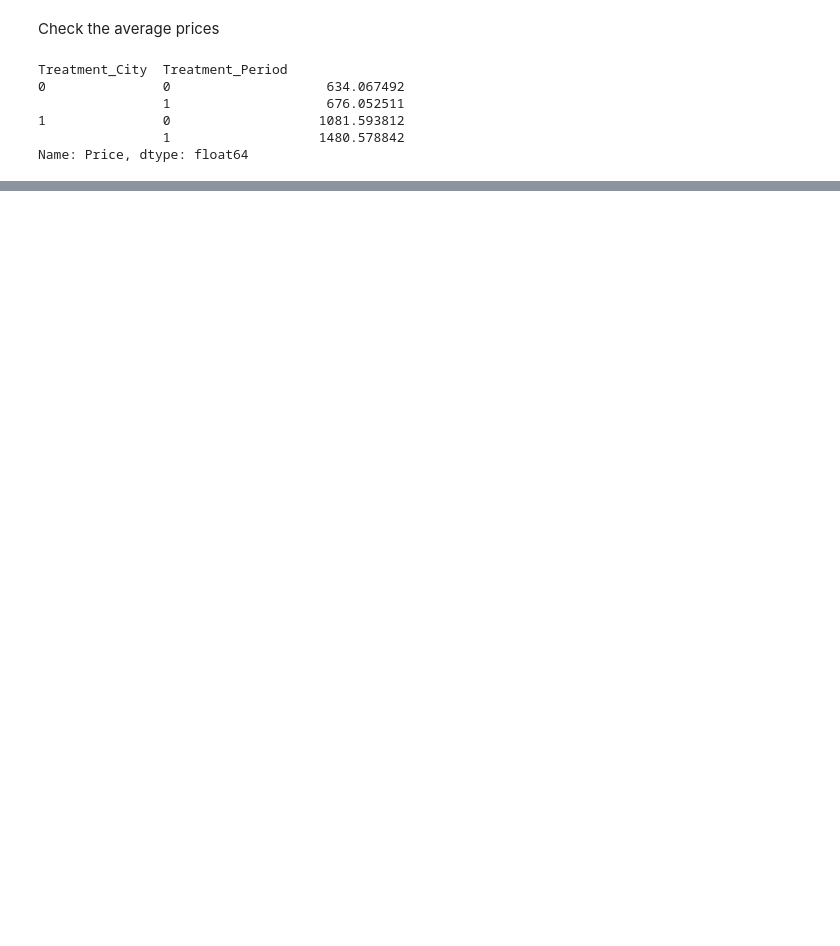
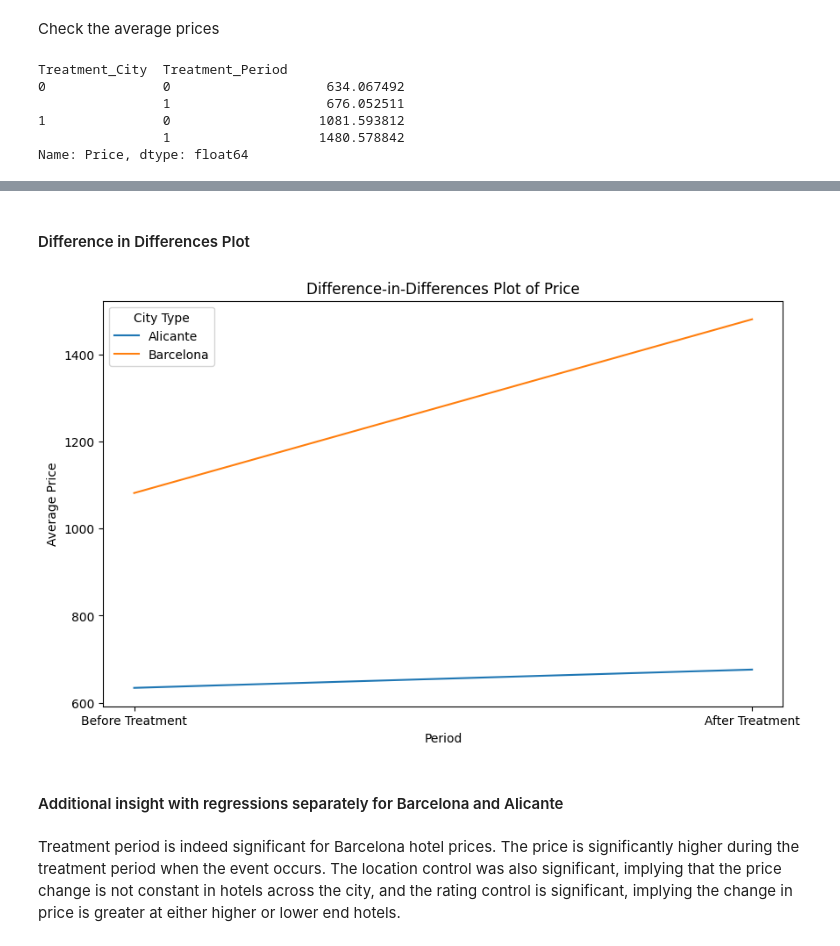
Before and after one commit to nataliabeltranarg/NLP-Booking-Sentiment-Analysis, a Jupyter notebook: regressions_features.ipynb, the cells around one changed output, grey strips where cells are left out. Drawn from its saved outputs; the diff is of its cells as text; code cells hidden in the pictures; blank space fills up the shorter version.

Commit message:
updated regression_features file

```diff
--- a/regressions_features.ipynb
+++ b/regressions_features.ipynb
@@ -140,9 +109,0 @@ Check that descriptions are all in the same language
-# %%
-# Might need to pip install some libraries
-#!pip install langdetect
-# !pip install googletrans==4.0.0-rc1
-
-# Detect which language the description is in
-from langdetect import detect
-df_total['language'] = df_total['Descriptions'].apply(lambda x: detect(x) if type(x) == str else None)
-df_total
@@ -331,0 +594,14 @@ Notes:
+# %%
+df_total['Treatment_Interaction'] = df_total['Treatment_City'] * df_total['Treatment_Period']
+
+import statsmodels.api as sm
+
+X = df_total[['Treatment_Period', 'Treatment_City', 'Treatment_Interaction', 'Rating', 'amenities', 'location']]
+X = sm.add_constant(X)
+
+y = df_total['Price']  # Making sure 'Price' is of float type for the regression
+
+# Running the regression
+model = sm.OLS(y, X).fit()
+
+print(model.summary())
@@ -331,0 +626,30 @@ Notes:
+# %% [markdown]
+#### Difference in Differences Plot
+# %%
+# Calculate the averages again if needed
+grouped = df_total.groupby(['Treatment_City', 'Treatment_Period'])['Price'].mean().unstack()
+
+# Plot
+fig, ax = plt.subplots(figsize=(10, 6))
+city_names = {0: 'Alicante', 1: 'Barcelona'}
+
+# Plot each group with a loop to manually control colors, markers, etc.
+for city_code, group_data in grouped.iterrows():
+    group_data.plot(ax=ax, label=city_names.get(city_code, f'City {city_code}'))
+
+ax.set_title('Difference-in-Differences Plot of Price')
+ax.set_ylabel('Average Price')
+ax.set_xlabel('Period')
+ax.set_xticks([0, 1])
+ax.set_xticklabels(['Before Treatment', 'After Treatment'], rotation=0)
+
+# Add legend
+ax.legend(title="City Type")
+
+plt.show()
+# %% [output]
+[figure, added]
+# %% [markdown]
+#### Additional insight with regressions separately for Barcelona and Alicante
+# %% [markdown]
+Treatment period is indeed significant for Barcelona hotel prices. The price is significantly higher during the treatment period when the event occurs. The location control was also significant, implying that the price change is not constant in hotels across the city, and the rating control is significant, implying the change in price is greater at either higher or lower end hotels.
```
Also changed, not shown: parts of 73 cells of this notebook.
